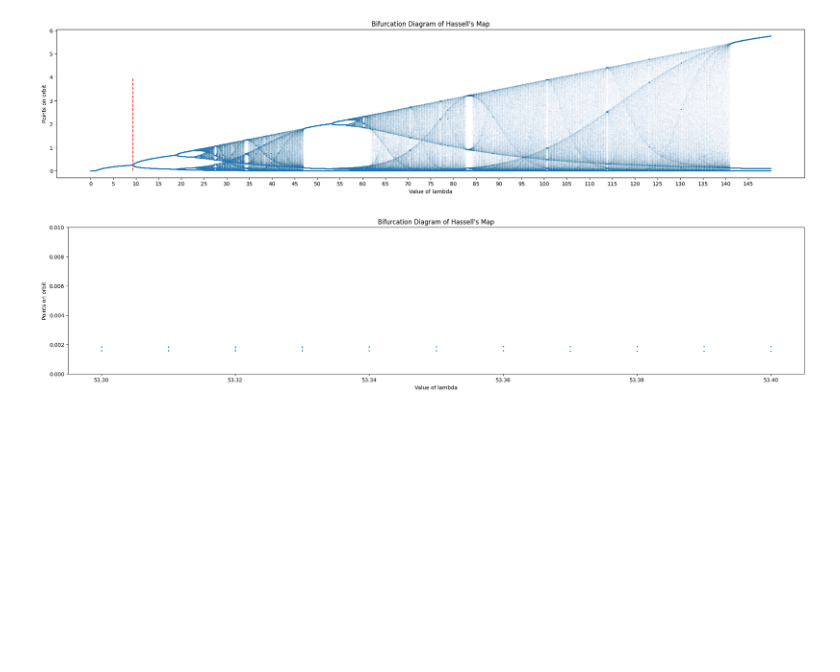
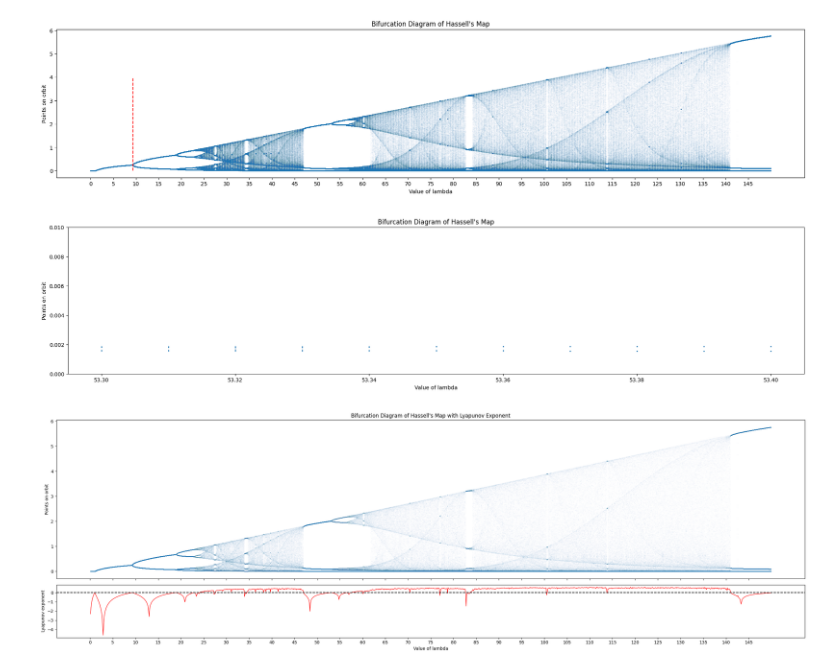
Before and after one commit to BruhSoundEffectNumber2/c455-project, a Jupyter notebook: testing.ipynb, the cells around one changed output. Cells and saved outputs as stored; diff of their text form; code cells hidden in the pictures; blank space fills up the shorter version.

Commit message:
Added lyap exp

```diff
--- a/testing.ipynb
+++ b/testing.ipynb
@@ -81,3 +81,77 @@ plt.ylabel("Points on orbit")
 plt.show()
 # %% [output]
 [figure]
+# %%
+xs = []
+ys = []
+lyap_x = []
+lyap_y = []
+
+b = BETA
+eps = 1e-12
+near_zero_events = []
+
+zero_tol = 0.01     #Tolerance for near zero events
+prev_lyap = None
+prev_i = None
+
+for i in np.arange(0.1, 150, 0.1):
+    orbit_pts = 300
+    orbit = iterate_postrans(i, 0.5, orbit_pts)[1]
+
+    xs.extend([i] * orbit_pts)
+    ys.extend(orbit)
+
+    lyap_sum = 0.0
+    for x in orbit:
+        deriv = i * (1 + (1 - b) * x) / (1 + x)**(b + 1)
+        lyap_sum += np.log(abs(deriv) + eps)
+
+    curr_lyap = lyap_sum / orbit_pts
+
+    lyap_x.append(i)
+    lyap_y.append(curr_lyap)
+
+    # --- simple event check ---
+    if abs(curr_lyap) < zero_tol:
+        event_type = "near-zero"
+        if prev_lyap is not None:
+            if np.sign(prev_lyap) != 0 and np.sign(curr_lyap) != 0:
+                if np.sign(prev_lyap) != np.sign(curr_lyap):
+                    event_type = "sign shift"
+                else:
+                    event_type = "same side / bounce"
+            elif prev_lyap != 0:
+                event_type = "near-zero from " + ("positive" if prev_lyap > 0 else "negative")
+
+        near_zero_events.append((i, curr_lyap, event_type))
+
+    elif prev_lyap is not None and np.sign(prev_lyap) != np.sign(curr_lyap):
+        near_zero_events.append((i, curr_lyap, "sign shift"))
+
+    prev_lyap = curr_lyap
+    prev_i = i
+
+fig, (ax1, ax2) = plt.subplots(
+    2, 1, figsize=(25, 8), sharex=True,
+    gridspec_kw={"height_ratios": [3, 1]}
+)
+
+sns.scatterplot(x=xs, y=ys, alpha=0.01, s=5, ax=ax1)
+ax1.set_title("Bifurcation Diagram of Hassell's Map with Lyapunov Exponent")
+ax1.set_ylabel("Points on orbit")
+ax1.set_xticks(np.arange(0, 150, 5))
+
+ax2.plot(lyap_x, lyap_y, color="red", linewidth=1)
+ax2.axhline(0, color="black", linestyle="dashed")
+ax2.set_xlabel("Value of lambda")
+ax2.set_ylabel("Lyapunov exponent")
+
+plt.tight_layout()
+plt.show()
+
+print("\nPossible transition points:")
+for i, val, event_type in near_zero_events:
+    print(f"lambda={i:.2f}, lyap={val:.6f}, event={event_type}")
+# %% [output]
+[figure, added]
```
Also changed, not shown: parts of 3 cells of this notebook.
